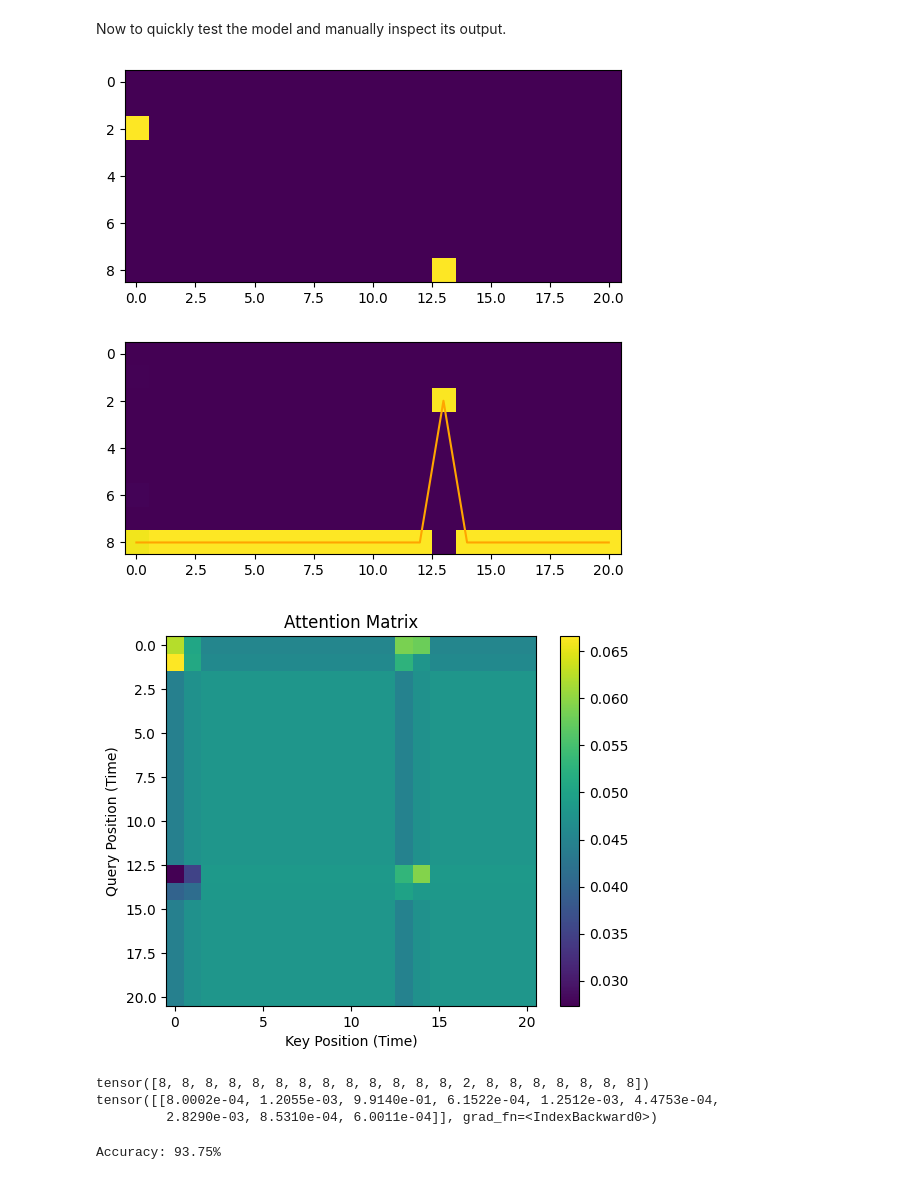
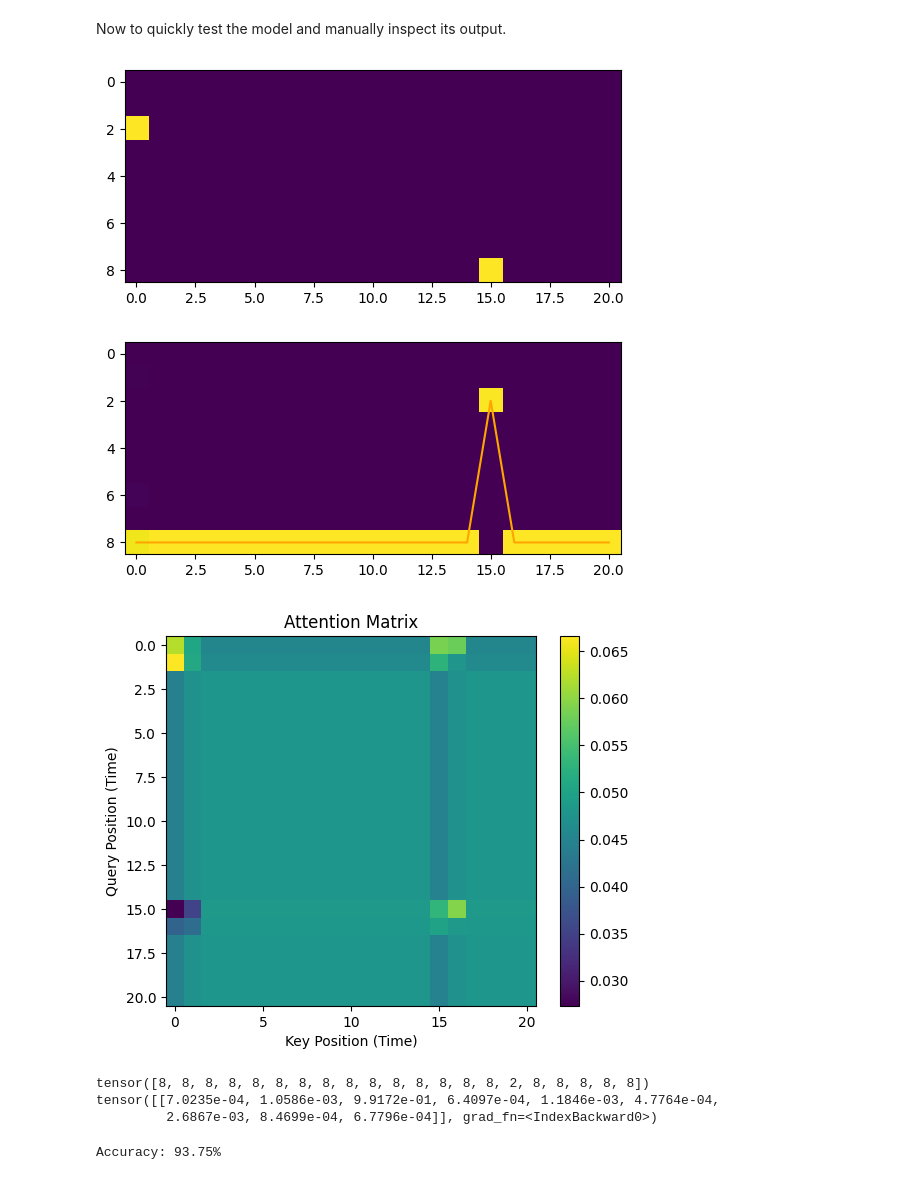
Before and after one commit to IanPTan/MoPeA, a Jupyter notebook: src/odr_test.ipynb, the cells around one changed output. Cells and saved outputs as stored; diff of their text form; code cells hidden in the pictures.

```diff
--- a/src/model_tests.ipynb
+++ b/src/odr_test.ipynb
@@ -166,7 +166,7 @@ plt.show()
 # %% [markdown]
 Now to quickly test the model and manually inspect its output.
 # %%
-EXAMPLE_INDEX = 18
+EXAMPLE_INDEX = 34
 
 x, labels = dataset[EXAMPLE_INDEX]
 x = x.unsqueeze(0)
@@ -174,39 +174,39 @@ labels = labels.unsqueeze(0)
 
 model.eval()
 y, _, _, _, _, q, k, v = model(x)
 
 q_sample = q[0].detach()[0]
 k_sample = k[0].detach()[0]
 d_k = q_sample.shape[-1]
 
 scores = pt.matmul(q_sample, k_sample.transpose(-1, -2)) / (d_k ** 0.5)
 #mask = pt.tril(pt.ones_like(scores))
 #scores = scores.masked_fill(mask == 0, float('-inf'))
 att_matrix = pt.softmax(scores, dim=-1)
 
 plt.imshow(x[0].T)
 plt.show()
 
 plt.imshow(y[0].detach().T)
 plt.plot(labels[0], color="orange")
 plt.show()
 
 plt.imshow(att_matrix)
 plt.colorbar()
 plt.title("Attention Matrix")
 plt.xlabel("Key Position (Time)")
 plt.ylabel("Query Position (Time)")
 plt.show()
 
 print(labels[0])
 print(y[0][labels[0]!=labels.max()])
 # %% [output]
-[figure, old version]
+[figure, new version]
-[figure, old version]
+[figure, new version]
-[figure, old version]
+[figure, new version]
-tensor([8, 8, 8, 8, 8, 8, 8, 8, 8, 8, 8, 8, 8, 2, 8, 8, 8, 8, 8, 8, 8])
-tensor([[8.0002e-04, 1.2055e-03, 9.9140e-01, 6.1522e-04, 1.2512e-03, 4.4753e-04,
-         2.8290e-03, 8.5310e-04, 6.0011e-04]], grad_fn=<IndexBackward0>)
+tensor([8, 8, 8, 8, 8, 8, 8, 8, 8, 8, 8, 8, 8, 8, 8, 2, 8, 8, 8, 8, 8])
+tensor([[7.0235e-04, 1.0586e-03, 9.9172e-01, 6.4097e-04, 1.1846e-03, 4.7764e-04,
+         2.6867e-03, 8.4699e-04, 6.7796e-04]], grad_fn=<IndexBackward0>)
 # %%
 num_correct = 0
 for sample_id in range(len(dataset)):
```
